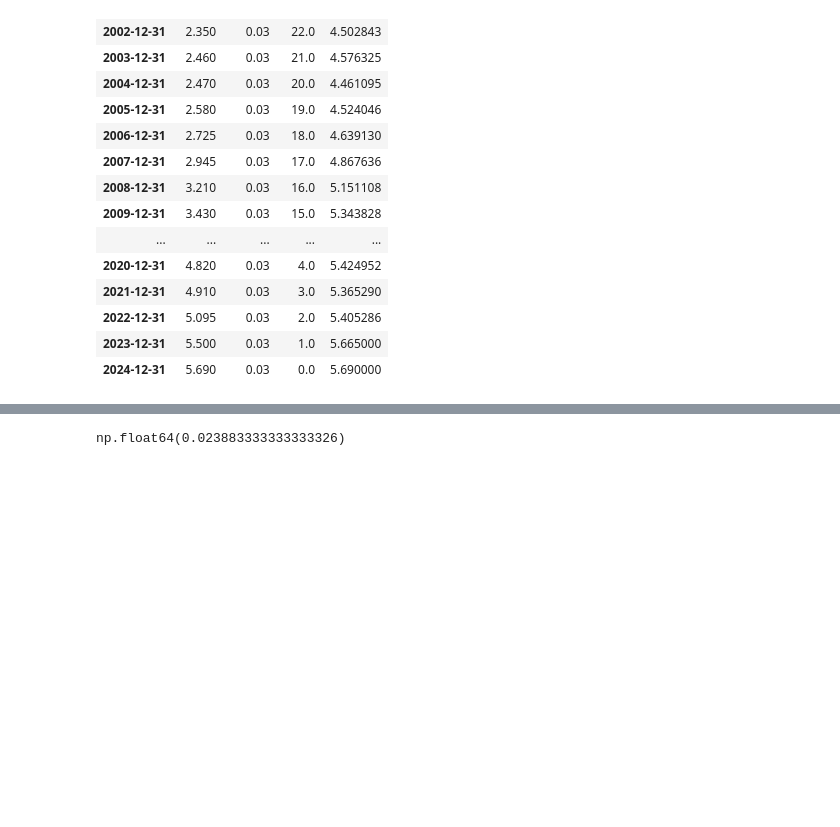
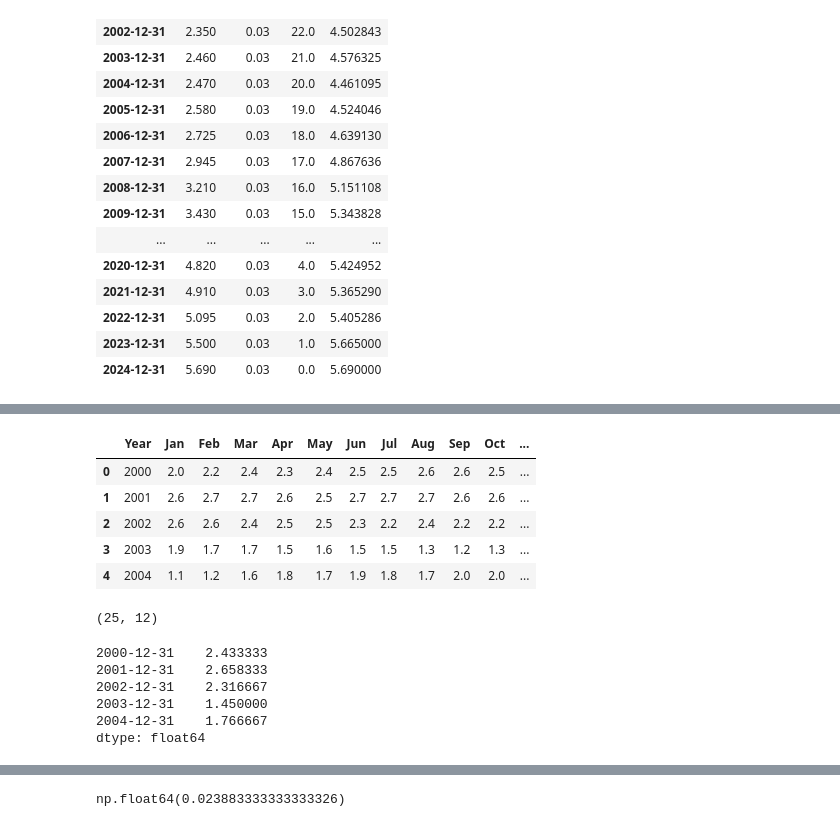
Before and after one commit to p-spohr/HTW-Berlin-Pytorium, a Jupyter notebook: 4-Wichtige-Libraries/4.2-pandas-bigmac.ipynb, the cells around one changed output, grey strips where cells are left out. Saved outputs shown, nothing was run; the diff lists cells and outputs as text; code cells hidden in the pictures; blank space fills up the shorter version.

```diff
--- a/4-Wichtige-Libraries/4.2-pandas-bigmac.ipynb
+++ b/4-Wichtige-Libraries/4.2-pandas-bigmac.ipynb
@@ -428,10 +591,32 @@ ax.legend(loc='upper left')
 # %%
 infla = pd.read_csv('C:\\Users\\pat_h\\OneDrive\\p-spohr-repos\\HTW-Berlin-Pytorium\\daten\\inflation.csv', header='infer')
+# %%
+infla.head()
+# %% [output]
+|  | Year | Jan | Feb | Mar | Apr | May | Jun | Jul | Aug | Sep | Oct | ... |
+| 0 | 2000 | 2.0 | 2.2 | 2.4 | 2.3 | 2.4 | 2.5 | 2.5 | 2.6 | 2.6 | 2.5 | ... |
+| 1 | 2001 | 2.6 | 2.7 | 2.7 | 2.6 | 2.5 | 2.7 | 2.7 | 2.7 | 2.6 | 2.6 | ... |
+| 2 | 2002 | 2.6 | 2.6 | 2.4 | 2.5 | 2.5 | 2.3 | 2.2 | 2.4 | 2.2 | 2.2 | ... |
+| 3 | 2003 | 1.9 | 1.7 | 1.7 | 1.5 | 1.6 | 1.5 | 1.5 | 1.3 | 1.2 | 1.3 | ... |
+| 4 | 2004 | 1.1 | 1.2 | 1.6 | 1.8 | 1.7 | 1.9 | 1.8 | 1.7 | 2.0 | 2.0 | ... |
 # %%
 infla = infla.drop(columns=['Year', 'HALF1', 'HALF2'])
 # %%
 infla.index = usa_preise.index
+# %%
+infla.shape
+# %% [output]
+(25, 12)
 # %%
 infla = infla.mean(axis=1)
+# %%
+infla.head()
+# %% [output]
+2000-12-31    2.433333
+2001-12-31    2.658333
+2002-12-31    2.316667
+2003-12-31    1.450000
+2004-12-31    1.766667
+dtype: float64
 # %%
 usa_preise['Zinsen'] = infla / 100
```
Also changed, not shown: parts of 31 cells of this notebook, 6 other files.
